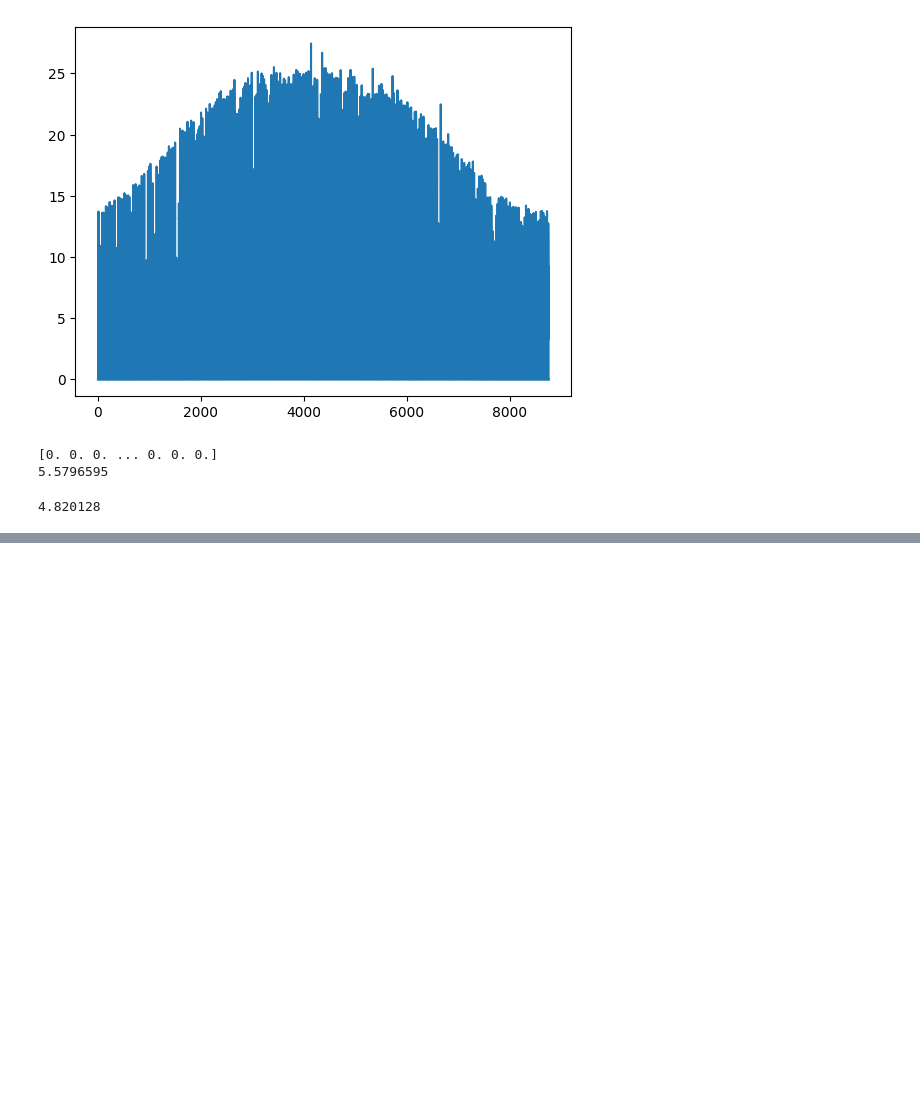
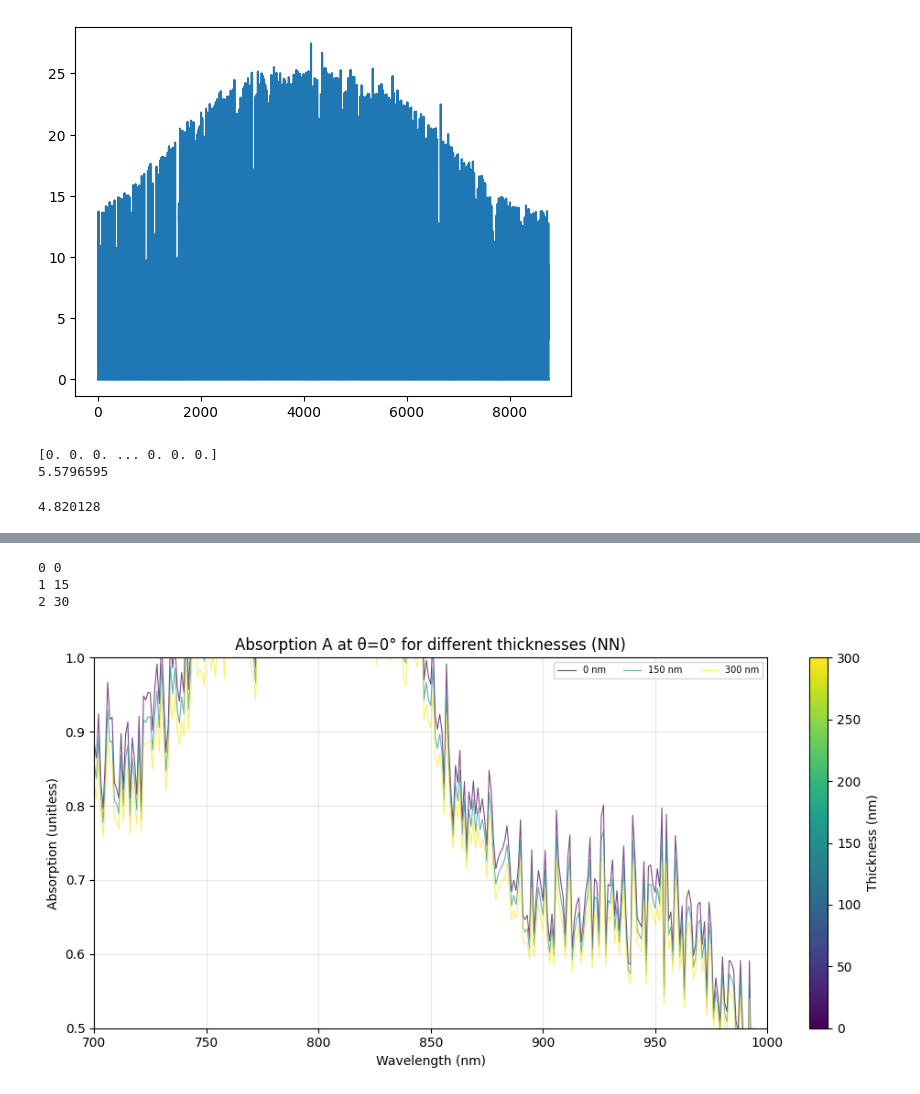
Before and after one commit to aimat-lab/SolDi2T, a Jupyter notebook: reading_Data.ipynb, the cells around one changed output, grey strips where cells are left out. Cells and saved outputs as stored; diff of their text form; code cells hidden in the pictures; blank space fills up the shorter version.

```diff
--- a/reading_Data.ipynb
+++ b/reading_Data.ipynb
@@ -1006,0 +1036,36 @@ thickness: 305 nm | mean Jsc: 6.6031 mA/cm²
+# %%
+import matplotlib.cm as cm
+
+
+wl_nn = jnp.arange(300, 1201, 1)  # 901 points, in nm
+colors = cm.viridis(jnp.linspace(0, 1, len(thickness_range_nm)))
+
+fig, ax = plt.subplots(figsize=(10, 5))
+
+for i, thickness in enumerate(thickness_range_nm[::15]):
+    ax.plot(wl_nn, A_all_nn[i, 0, 0, :],  # angle 0, all wavelengths
+            color=colors[int(thickness/10)], linewidth=0.8, alpha=0.7,
+            label=f'{float(thickness):.0f} nm' if i % 1 == 0 else '')  # label every 4th
+    print(i, int(thickness/10))
+
+ax.set_xlabel('Wavelength (nm)')
+ax.set_ylabel('Absorption (unitless)')
+ax.set_title('Absorption A at θ=0° for different thicknesses (NN)')
+ax.legend(fontsize=7, ncol=3)
+ax.grid(True, alpha=0.3)
+
+ax.set_ylim(0.5,1)
+ax.set_xlim(700, 1000)
+
+# Add colorbar for thickness
+sm = plt.cm.ScalarMappable(cmap='viridis', norm=plt.Normalize(vmin=0, vmax=300))
+plt.colorbar(sm, ax=ax, label='Thickness (nm)')
+
+plt.tight_layout()
+# plt.savefig(f'A_nn_vs_wavelength_{date_str}.png', dpi=150)
+plt.show()
+# %% [output]
+0 0
+1 15
+2 30
+[figure, added]
```
Also changed, not shown: parts of 6 cells of this notebook, 1 other file.
